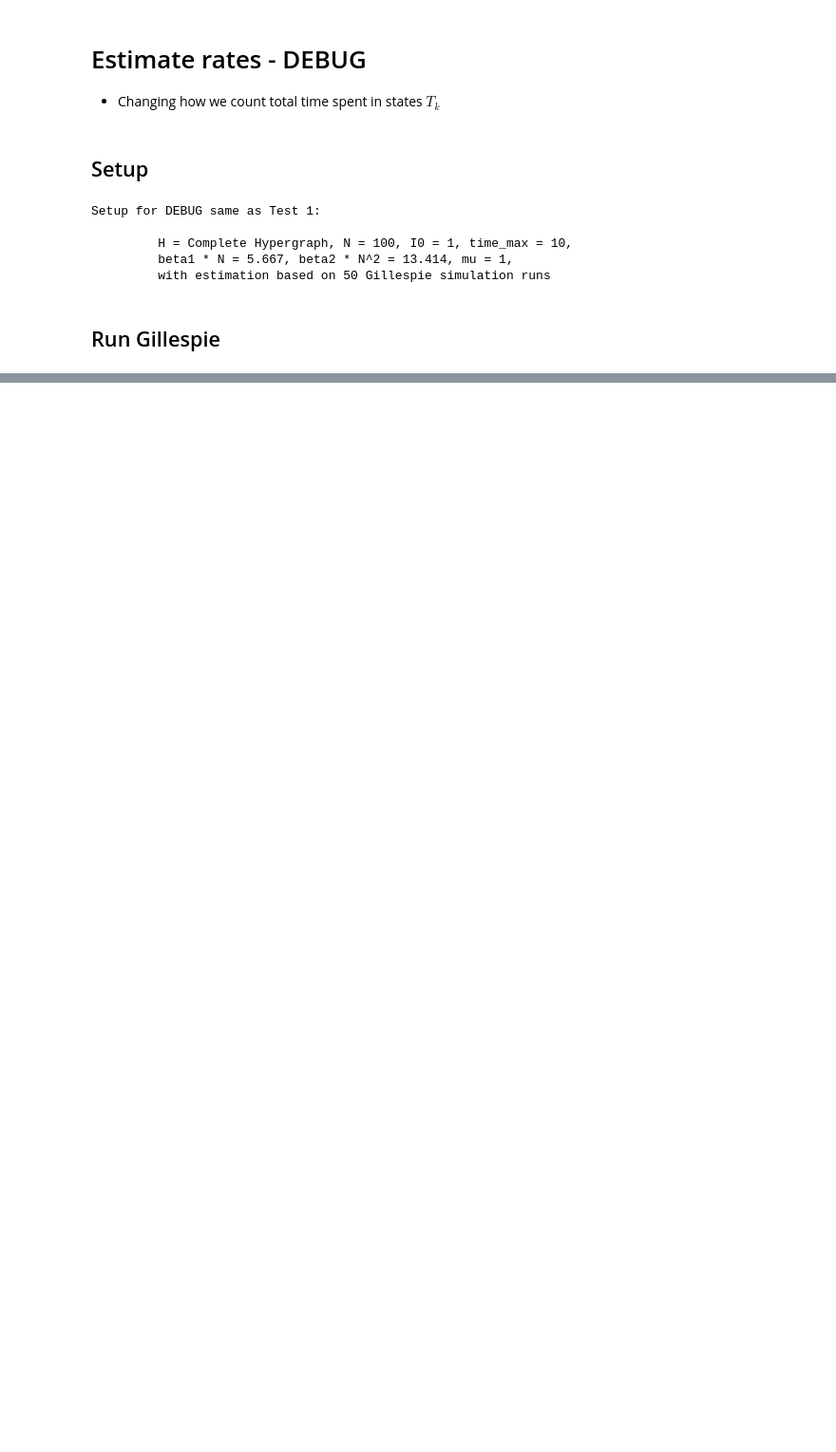
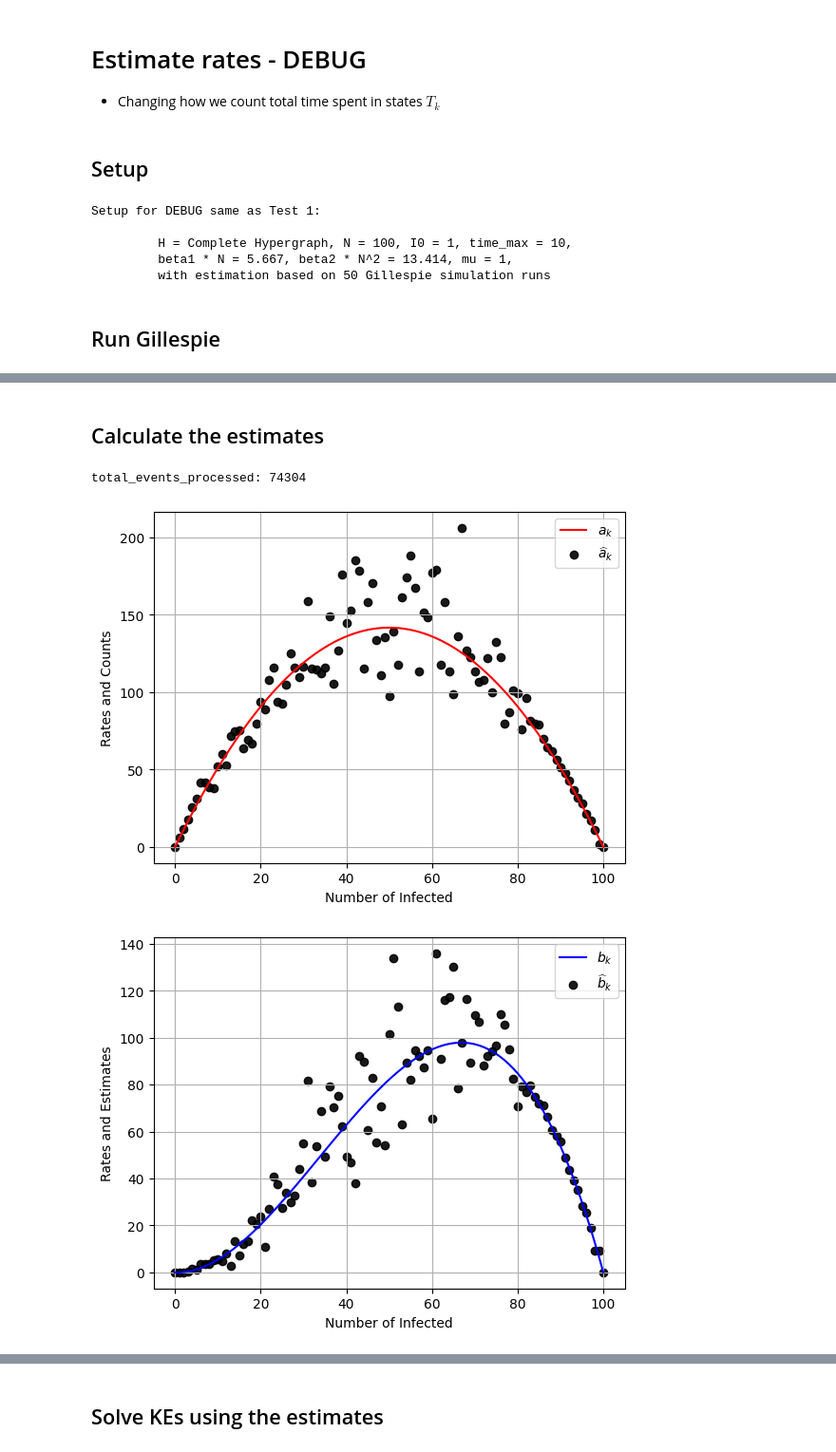
Before and after one commit to markolalovic/higher-order-contagion, a Jupyter notebook: notebooks/estimate-rates_debug.ipynb, the cells around one changed output, grey strips where cells are left out. Shown at 95% size. Saved outputs shown, nothing was run; the diff lists cells and outputs as text; code cells hidden in the pictures; blank space fills up the shorter version.

```diff
--- a/notebooks/estimate-rates_debug.ipynb
+++ b/notebooks/estimate-rates_debug.ipynb
@@ -97,0 +139,68 @@ exited while loop: time=10.001119964923342, time_to_event=0.0011502369579781577
+# %% [markdown]
+## Calculate the estimates
+# %%
+## --- Calculate the estimates ---
+min_Tk_threshold = 1e-6
+estimates = calculate_estimates(X_sims, N)
+# %% [output]
+total_events_processed: 74304
+# %%
+a_k_hat = estimates["a_k_hat"]
+b_k_hat = estimates["b_k_hat"]
+c_k_hat = estimates["c_k_hat"]
+
+# plot only where T_k was non-zero!
+valid_k_idx = estimates["T_k"] > min_Tk_threshold
+
+# and compare them to theoretical rates
+k_values = np.arange(0, N + 1) # number of infected from 0 to N
+k_choose_2 = np.array(list(map(lambda k: comb(k, 2, exact=True), k_values)))
+a_k = beta1 * k_values * (N - k_values)
+b_k = beta2 * k_choose_2 * (N - k_values)
+c_k = mu * k_values
+
+fig = plt.figure()
+ax = plt.subplot()
+
+# theoretical ak vs. ak hats
+ax.plot(k_values, a_k, label=r'$a_k$', color="red")
+ax.scatter(k_values[valid_k_idx], a_k_hat[valid_k_idx],
+        label=r'$\widehat{a}_k$', color="black", alpha=0.9)
+plt.xlabel("Number of Infected")
+plt.ylabel("Rates and Counts")
+plt.legend()
+plt.grid(True)
+plt.savefig("../figures/estimation/complete/estimates_ak_debug.pdf",
+            format='pdf', bbox_inches='tight')
+plt.show()
+
+# theoretical bk vs. bk hats
+fig = plt.figure()
+ax = plt.subplot()
+ax.plot(k_values, b_k, label=r'$b_k$', color="blue")
+ax.scatter(k_values[valid_k_idx], b_k_hat[valid_k_idx],
+        label=r'$\widehat{b}_k$', color="black", alpha=0.9)
+plt.xlabel("Number of Infected")
+plt.ylabel("Rates and Estimates")
+plt.legend()
+plt.grid(True)
+plt.savefig("../figures/estimation/complete/estimates_bk_debug.pdf",
+            format='pdf', bbox_inches='tight')
+plt.show()
+
+# theoretical ck vs. ck hats (as a test only)
+fig = plt.figure()
+ax = plt.subplot()
+ax.plot(k_values, c_k, label=r'$c_k$', color="green")
+ax.scatter(k_values[valid_k_idx], c_k_hat[valid_k_idx],
+        label=r'$\widehat{c}_k$', color="black", alpha=0.9)
+plt.xlabel("Number of Infected")
+plt.ylabel("Rates and Estimates")
+plt.legend()
+plt.grid(True)
+plt.savefig("../figures/estimation/complete/estimates_ck_debug.pdf",
+            format='pdf', bbox_inches='tight')
+plt.show()
+# %% [output]
+[figure, added]
+[figure, added]
@@ -97,0 +208,2 @@ exited while loop: time=10.001119964923342, time_to_event=0.0011502369579781577
+# %% [markdown]
+## Solve KEs using the estimates
```
Also changed, not shown: parts of 19 cells of this notebook, 14 other files.
